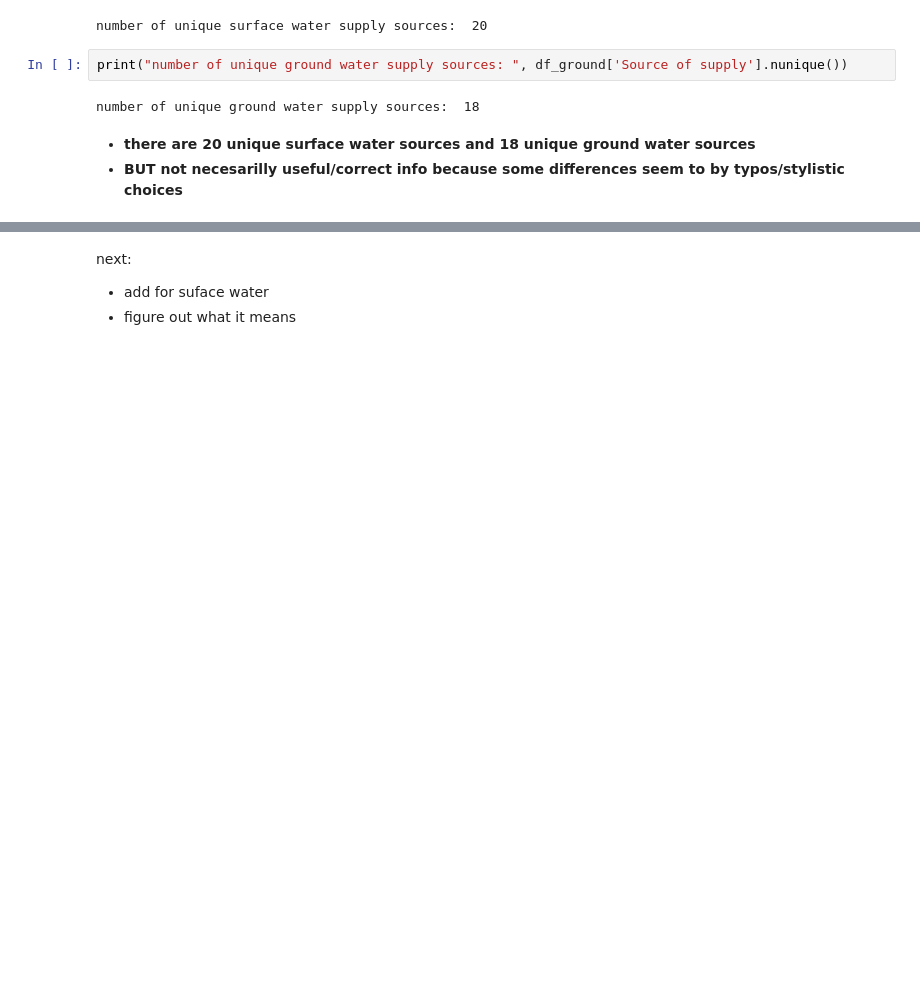
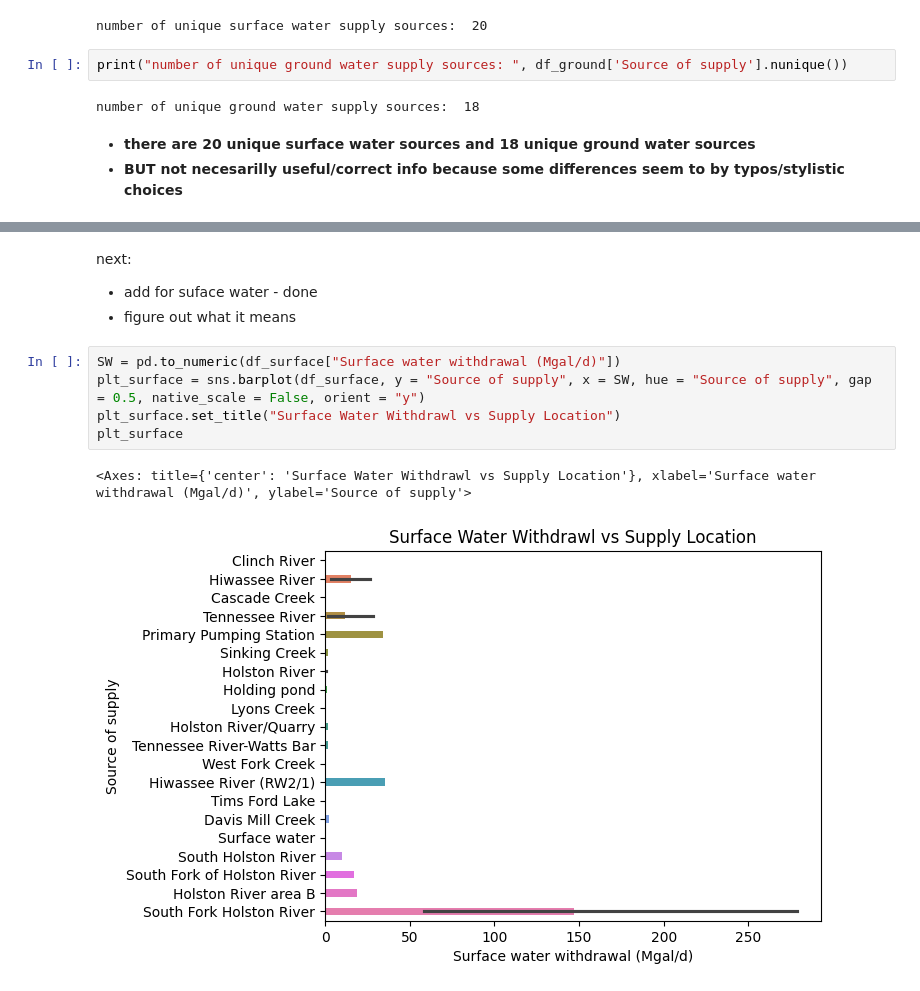
Before and after one commit to miab199/gwc-water, a Jupyter notebook: mia_water_trends.ipynb, the cells around one changed output, grey strips where cells are left out. Cells and saved outputs as stored; diff of their text form; blank space fills up the shorter version.

```diff
--- a/mia_water_trends.ipynb
+++ b/mia_water_trends.ipynb
@@ -132,5 +135,13 @@ plt
 [figure]
 # %% [markdown]
 next:
-* add for suface water
+* add for suface water - done
 * figure out what it means
+# %%
+SW = pd.to_numeric(df_surface["Surface water withdrawal (Mgal/d)"])
+plt_surface = sns.barplot(df_surface, y = "Source of supply", x = SW, hue = "Source of supply", gap = 0.5, native_scale = False, orient = "y")
+plt_surface.set_title("Surface Water Withdrawl vs Supply Location")
+plt_surface
+# %% [output]
+<Axes: title={'center': 'Surface Water Withdrawl vs Supply Location'}, xlabel='Surface water withdrawal (Mgal/d)', ylabel='Source of supply'>
+[figure, added]
```
Also changed, not shown: parts of 5 cells of this notebook.
